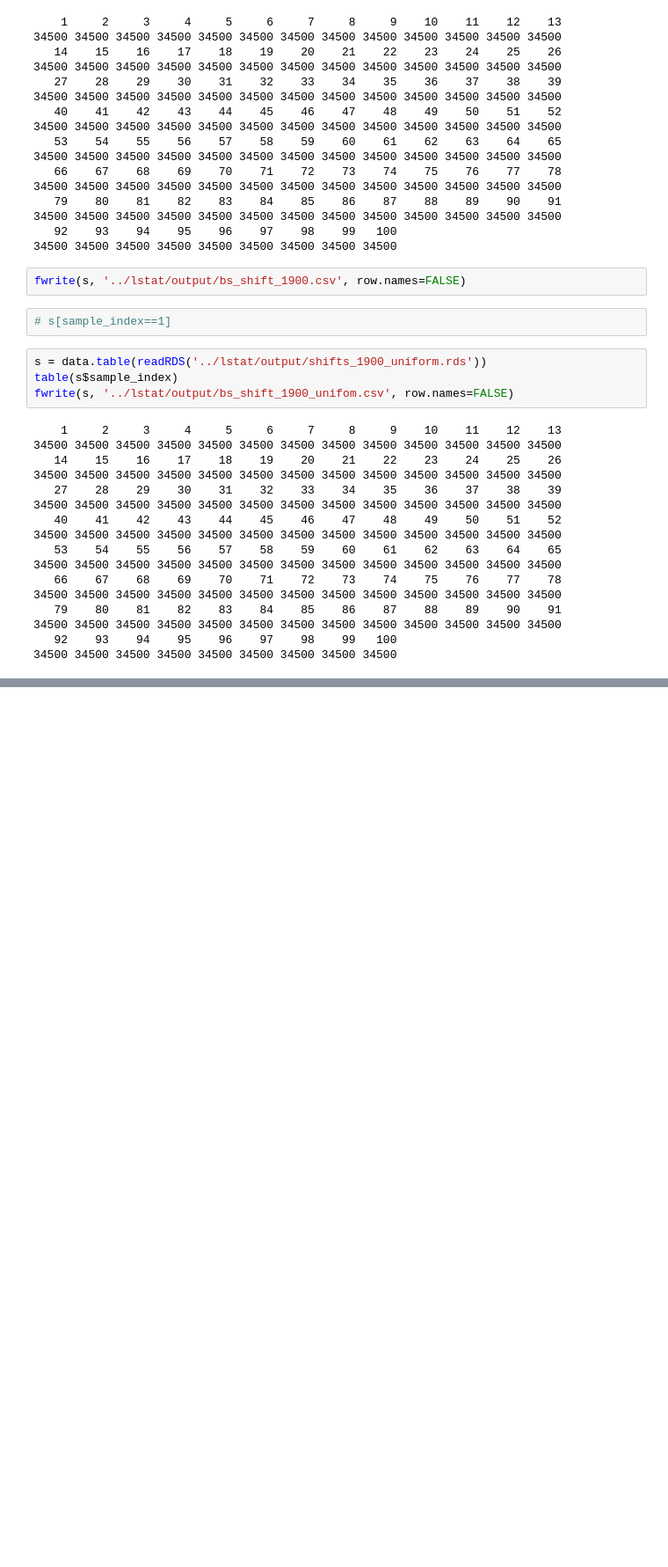
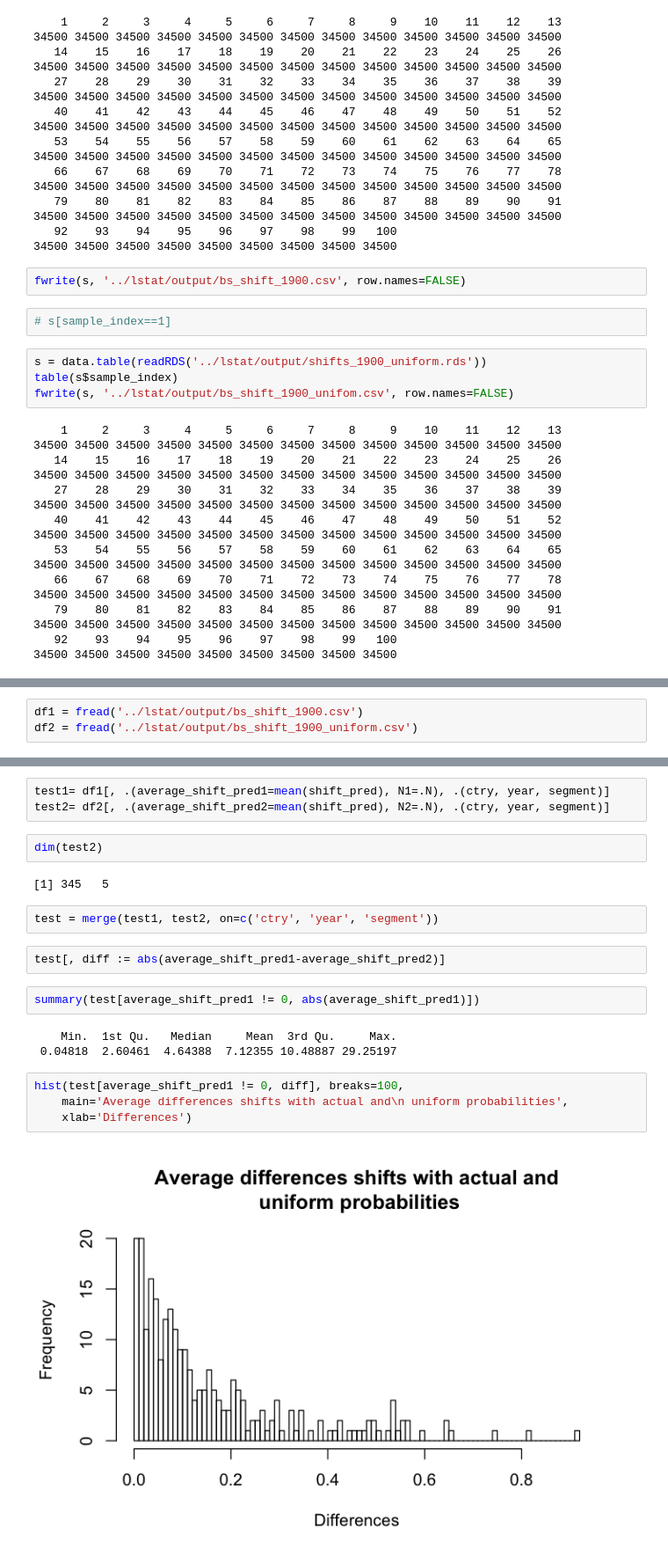
Before and after one commit to sdaza/lambda, a Jupyter notebook: notebooks/le_bootstrap.ipynb, the cells around one changed output, grey strips where cells are left out. Shown: that part at 88% size. Saved outputs shown, nothing was run; the diff lists cells and outputs as text; blank space fills up the shorter version.

```diff
--- a/notebooks/le_bootstrap.ipynb
+++ b/notebooks/le_bootstrap.ipynb
@@ -205,0 +226,3 @@ fwrite(s, '../lstat/output/bs_shift_1900_unifom.csv', row.names=FALSE)
+# %%
+df1 = fread('../lstat/output/bs_shift_1900.csv')
+df2 = fread('../lstat/output/bs_shift_1900_uniform.csv')
@@ -205,0 +252,22 @@ fwrite(s, '../lstat/output/bs_shift_1900_unifom.csv', row.names=FALSE)
+# %%
+test1= df1[, .(average_shift_pred1=mean(shift_pred), N1=.N), .(ctry, year, segment)]
+test2= df2[, .(average_shift_pred2=mean(shift_pred), N2=.N), .(ctry, year, segment)]
+# %%
+dim(test2)
+# %% [output]
+[1] 345   5
+# %%
+test = merge(test1, test2, on=c('ctry', 'year', 'segment'))
+# %%
+test[, diff := abs(average_shift_pred1-average_shift_pred2)]
+# %%
+summary(test[average_shift_pred1 != 0, abs(average_shift_pred1)])
+# %% [output]
+    Min.  1st Qu.   Median     Mean  3rd Qu.     Max.
+ 0.04818  2.60461  4.64388  7.12355 10.48887 29.25197
+# %%
+hist(test[average_shift_pred1 != 0, diff], breaks=100,
+    main='Average differences shifts with actual and\n uniform probabilities',
+    xlab='Differences')
+# %% [output]
+[figure, added]
```
Also changed, not shown: parts of 7 cells of this notebook.
